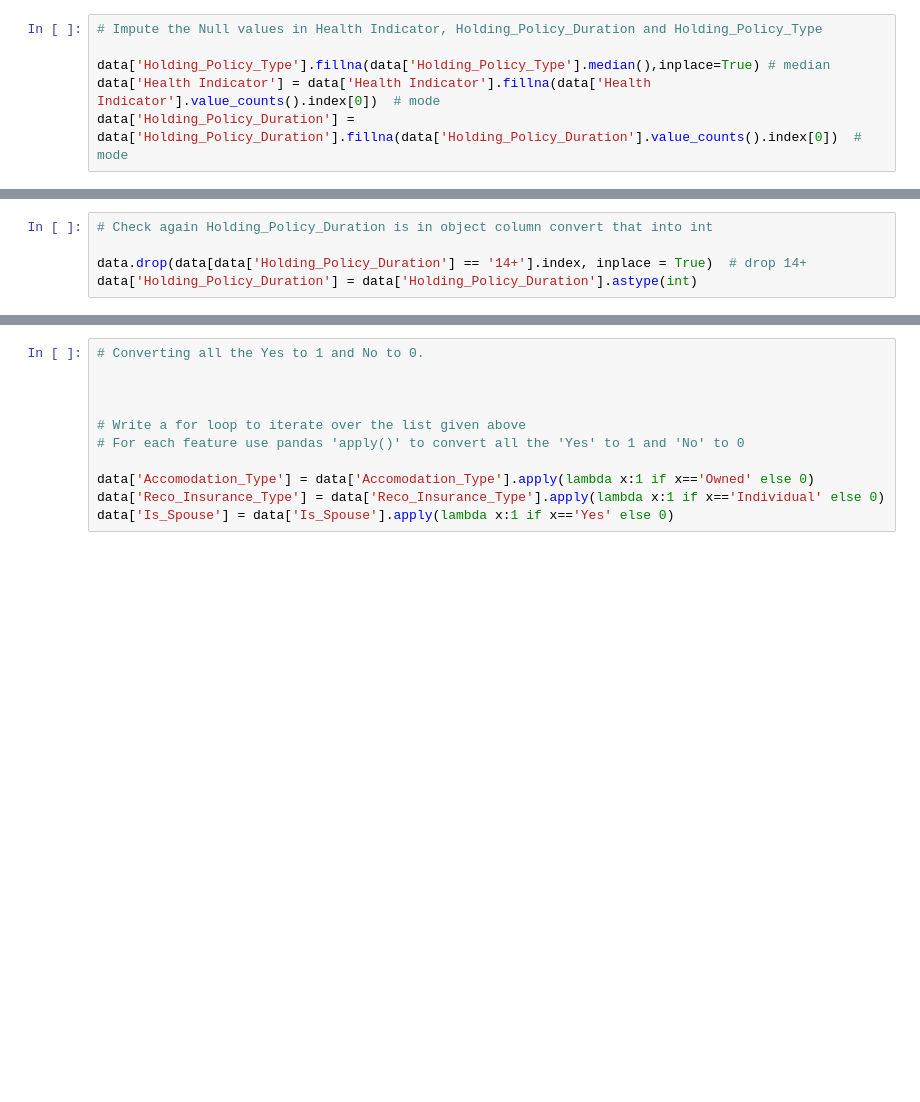
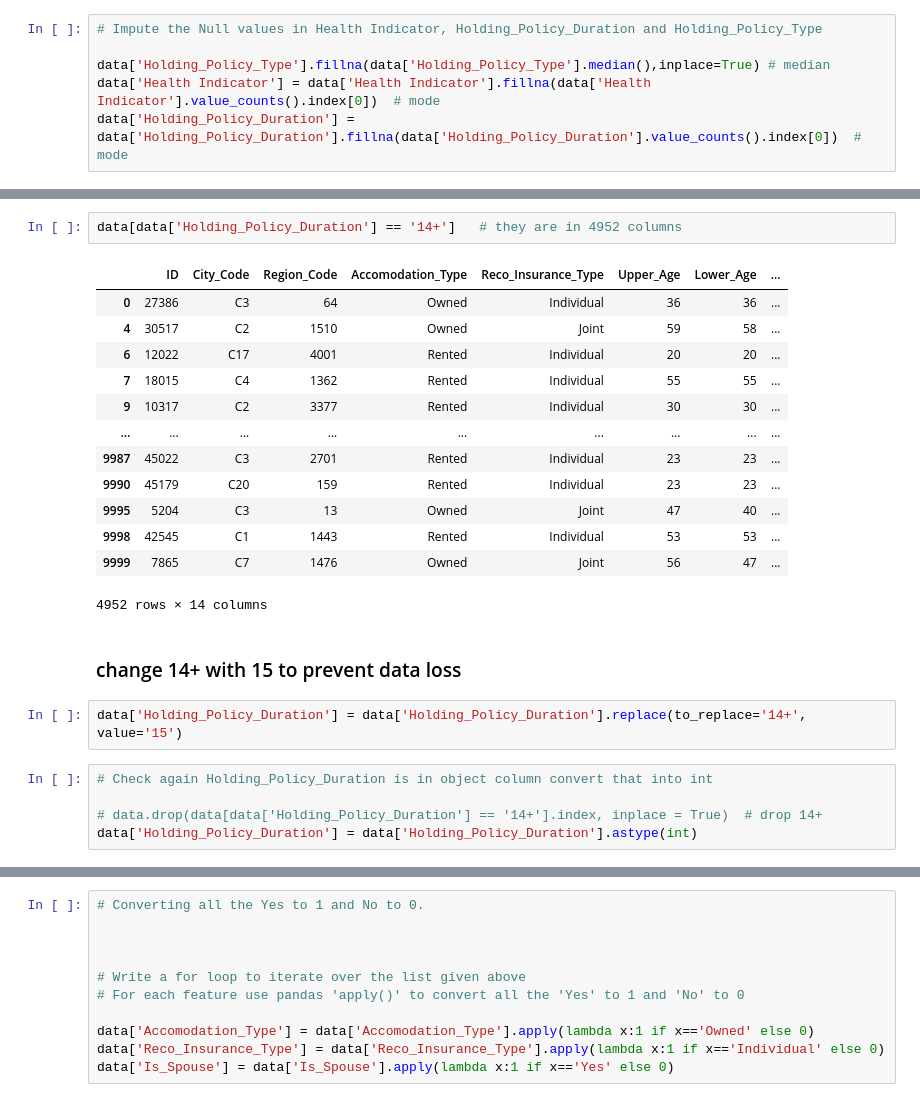
Before and after one commit to manujjoshi/Assignments, a Jupyter notebook: End to end project/task_1.ipynb, the cells around one changed output, grey strips where cells are left out. Cells and saved outputs as stored; diff of their text form; blank space fills up the shorter version.

```diff
--- a/End to end project/task_1.ipynb
+++ b/End to end project/task_1.ipynb
@@ -77,7 +96,27 @@ data['Holding_Policy_Duration'] = data['Holding_Policy_Duration'].fillna(data['H
+# %%
+data[data['Holding_Policy_Duration'] == '14+']   # they are in 4952 columns
+# %% [output]
+|  | ID | City_Code | Region_Code | Accomodation_Type | Reco_Insurance_Type | Upper_Age | Lower_Age | ... |
+| 0 | 27386 | C3 | 64 | Owned | Individual | 36 | 36 | ... |
+| 4 | 30517 | C2 | 1510 | Owned | Joint | 59 | 58 | ... |
+| 6 | 12022 | C17 | 4001 | Rented | Individual | 20 | 20 | ... |
+| 7 | 18015 | C4 | 1362 | Rented | Individual | 55 | 55 | ... |
+| 9 | 10317 | C2 | 3377 | Rented | Individual | 30 | 30 | ... |
+| ... | ... | ... | ... | ... | ... | ... | ... | ... |
+| 9987 | 45022 | C3 | 2701 | Rented | Individual | 23 | 23 | ... |
+| 9990 | 45179 | C20 | 159 | Rented | Individual | 23 | 23 | ... |
+| 9995 | 5204 | C3 | 13 | Owned | Joint | 47 | 40 | ... |
+| 9998 | 42545 | C1 | 1443 | Rented | Individual | 53 | 53 | ... |
+| 9999 | 7865 | C7 | 1476 | Owned | Joint | 56 | 47 | ... |
+4952 rows × 14 columns
+# %% [markdown]
+### change 14+ with 15 to prevent data loss
+# %%
+data['Holding_Policy_Duration'] = data['Holding_Policy_Duration'].replace(to_replace='14+', value='15')
 # %%
 # Check again Holding_Policy_Duration is in object column convert that into int
 
-data.drop(data[data['Holding_Policy_Duration'] == '14+'].index, inplace = True)  # drop 14+
+# data.drop(data[data['Holding_Policy_Duration'] == '14+'].index, inplace = True)  # drop 14+
 data['Holding_Policy_Duration'] = data['Holding_Policy_Duration'].astype(int)
 # %%
 # Observe that ['Accomodation_Type','Reco_Insurance_Type','Is_Spouse']
```
Also changed, not shown: parts of 15 cells of this notebook, 2 other files.
